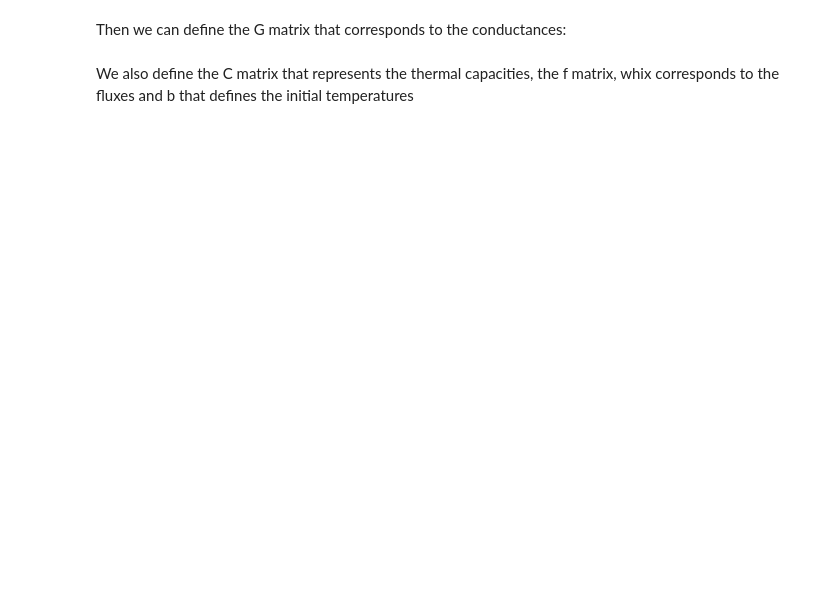
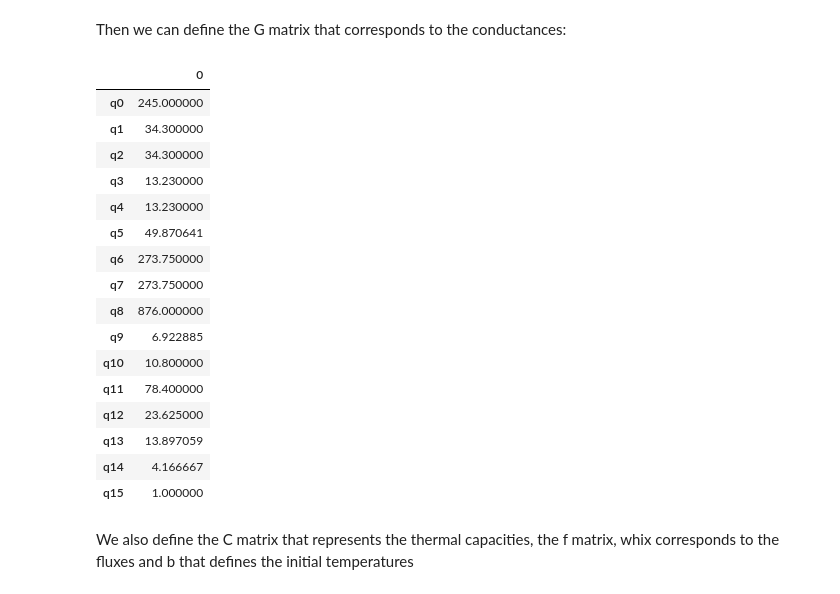
Before and after one commit to bastienThibaud/model-and-steady-state-serie2_groupe5_2025, a Jupyter notebook: model1.ipynb, the cells around one changed output. Saved outputs shown, nothing was run; the diff lists cells and outputs as text; code cells hidden in the pictures; blank space fills up the shorter version.

```diff
--- a/model1.ipynb
+++ b/model1.ipynb
@@ -25,7 +30,7 @@ import numpy as np
 import pandas as pd
 import matplotlib.pyplot as plt
 
-l = 3               # m length of the room
+l =10               # m length of the room
 L=5                 #Largeur of the room
 H=2.5               #Height of the room
 Hw=1.5              #Hauteur Window
@@ -35,9 +40,11 @@ Sw = 2*Hw*Lw        # m² surface area of the windows
 Sc = L*H+2*l*H-Sp+L*l   # m² surface area of plasterboard
 Sout = L*H-Sw       # m² surface area of concrete & insulation of the walls
 To=5
-Ti=20
+Ti=18
 Tiop=22
-Kp=100
+Kp=1
+q=15
+θ=9
 
 air = {'Density': 1.2,                      # kg/m³
        'Specific heat': 1000}               # J/(kg·K)
@@ -52,7 +59,7 @@ concrete = {'Conductivity': 1.400,          # W/(m·K)
 insulation = {'Conductivity': 0.027,        # W/(m·K)
               'Density': 55.0,              # kg/m³
               'Specific heat': 1210,        # J/(kg⋅K)
-              'Width': 0.08,                # m
+              'Width': 0.01,                # m
               'Surface': L*H-Sw}          # m²
 
 plasterboard = {'Conductivity': 0.25,        # W/(m·K)
@@ -128,35 +160,57 @@ Tm = 20 + 273   # K, mean temp for radiative exchange
 #Long Wave radiation between glass and plasterboard wall
 GLW1_2 = 4 * σ * Tm**3 * ε_pLW / (1 - ε_pLW) * wall['Surface']['Plasterboard']
 GLW12_2 = 4 * σ * Tm**3 * Fgw * wall['Surface']['Glass']
 GLW2_2 = 4 * σ * Tm**3 * ε_gLW / (1 - ε_gLW) * wall['Surface']['Glass']
 GLW_2 = 1 / (1 / GLW1_2 + 1 / GLW12_2 + 1 / GLW2_2)
 
 #Long wave radiation between insulated wall and plasterboard wall
 GLW1_1 = 4 * σ * Tm**3 * ε_pLW / (1 - ε_pLW) * wall['Surface']['Plasterboard']
 GLW12_1 = 4 * σ * Tm**3 * Fwo_wi * wall['Surface']['Layer_in']
 GLW2_1 = 4 * σ * Tm**3 * ε_pLW / (1 - ε_pLW) * wall['Surface']['Layer_in']
 GLW_1 = 1 / (1 / GLW1_1 + 1 / GLW12_1 + 1 / GLW2_1)
 
 G0=Gw_out['out'].iloc[0]            #Convection between outside and concrete wall
 G1=G2=G_cd['Layer_out']/2    #conductions in the concrete wall
 G3=G4=G_cd['Layer_in']/2  #conduction in the insulator
 G5=GLW_1                    #Long Wave radiation between the wall (insulation) and the plasterboard wall
 G9=GLW_2                    #Long Wave radiation between the plasterboard wall and the glass
 G6=G7=G_cd['Plasterboard']/2 #Conduction in the plasterboard
 G8= Gw_in['in'].iloc[0]             #Convection from plasterboard
 G10=Gg['in'].iloc[0]               #Convection from glass
 G11=Gw_out['in'].iloc[0]           #Convection from the insulator
 G12=G_cd['Glass']/2         #Conduction in glass
 Gglass_conv=Gg['out'].iloc[0]       #Convection on the outside Window
 G13=G12*Gglass_conv/(G12+Gglass_conv) #conduction and convection in glass
 Va = l*L*H                  # m³, volume of air
-ACH = 1                     # 1/h, air changes per hour
+ACH = 0.1                   # 1/h, air changes per hour
 Va_dot = ACH / 3600 * Va    # m³/s, air infiltration
 
 G14= air['Density'] * air['Specific heat'] * Va_dot # Advection
 
 Glist=[G0,G1,G2,G3,G4,G5,G6,G7,G8,G9,G10,G11,G12,G13,G14,Kp]
-Garray=np.array(Glist)
-G=np.diag(Garray)
+G = np.array(np.hstack(
+    [G0,G1,G2,G3,G4,G5,G6,G7,G8,G9,G10,G11,G12,G13,G14,Kp]))
+
+# np.set_printoptions(precision=3, threshold=16, suppress=True)
+# pd.set_option("display.precision", 1)
+pd.DataFrame(G, index=q)
+# %% [output]
+|  | 0 |
+| q0 | 245.000000 |
+| q1 | 34.300000 |
+| q2 | 34.300000 |
+| q3 | 13.230000 |
+| q4 | 13.230000 |
+| q5 | 49.870641 |
+| q6 | 273.750000 |
+| q7 | 273.750000 |
+| q8 | 876.000000 |
+| q9 | 6.922885 |
+| q10 | 10.800000 |
+| q11 | 78.400000 |
+| q12 | 23.625000 |
+| q13 | 13.897059 |
+| q14 | 4.166667 |
+| q15 | 1.000000 |
 # %% [markdown]
 We also define the C matrix that represents the thermal capacities, the f matrix, whix corresponds to the fluxes and b that defines the initial temperatures
```
Also changed, not shown: parts of 30 cells of this notebook.
